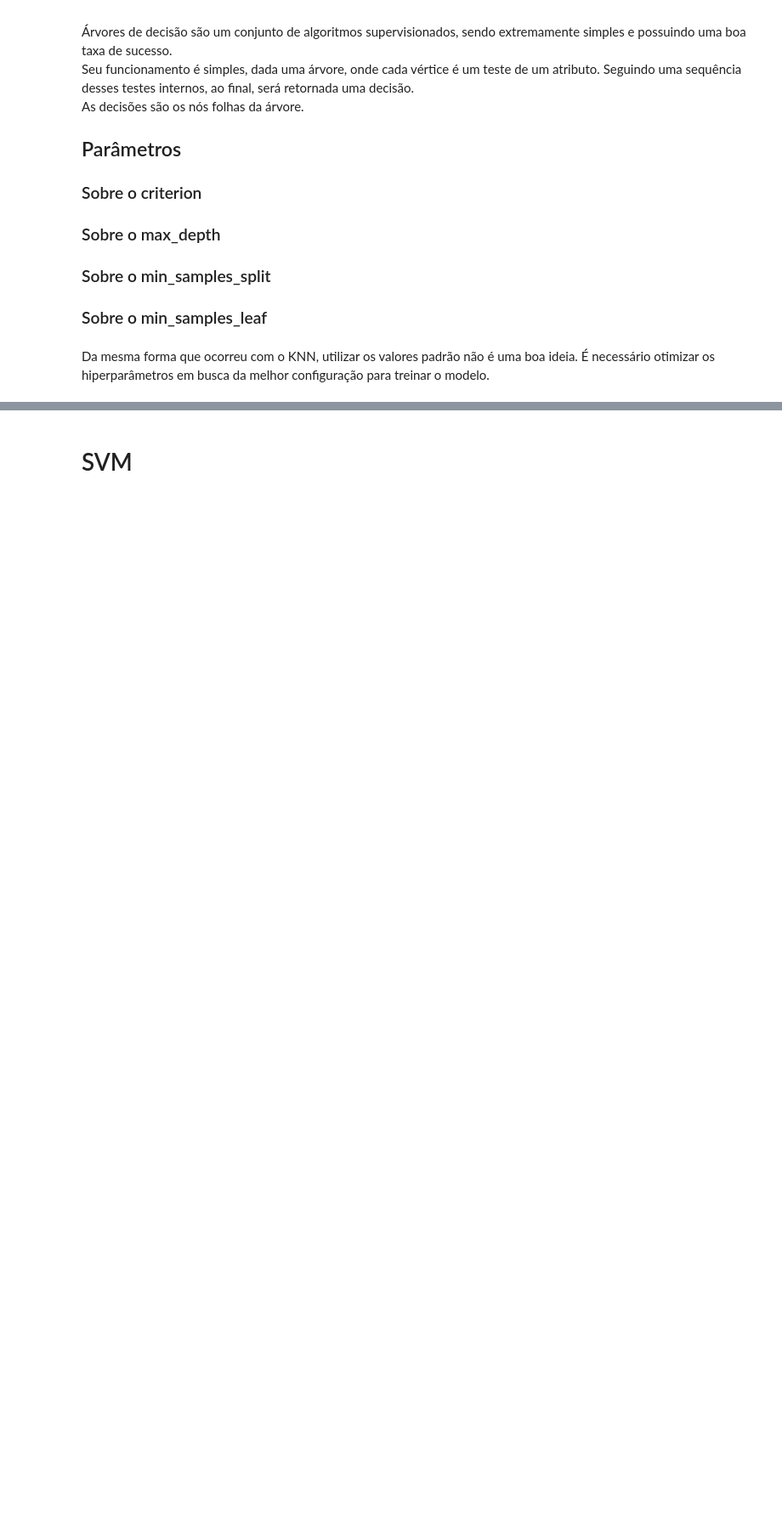
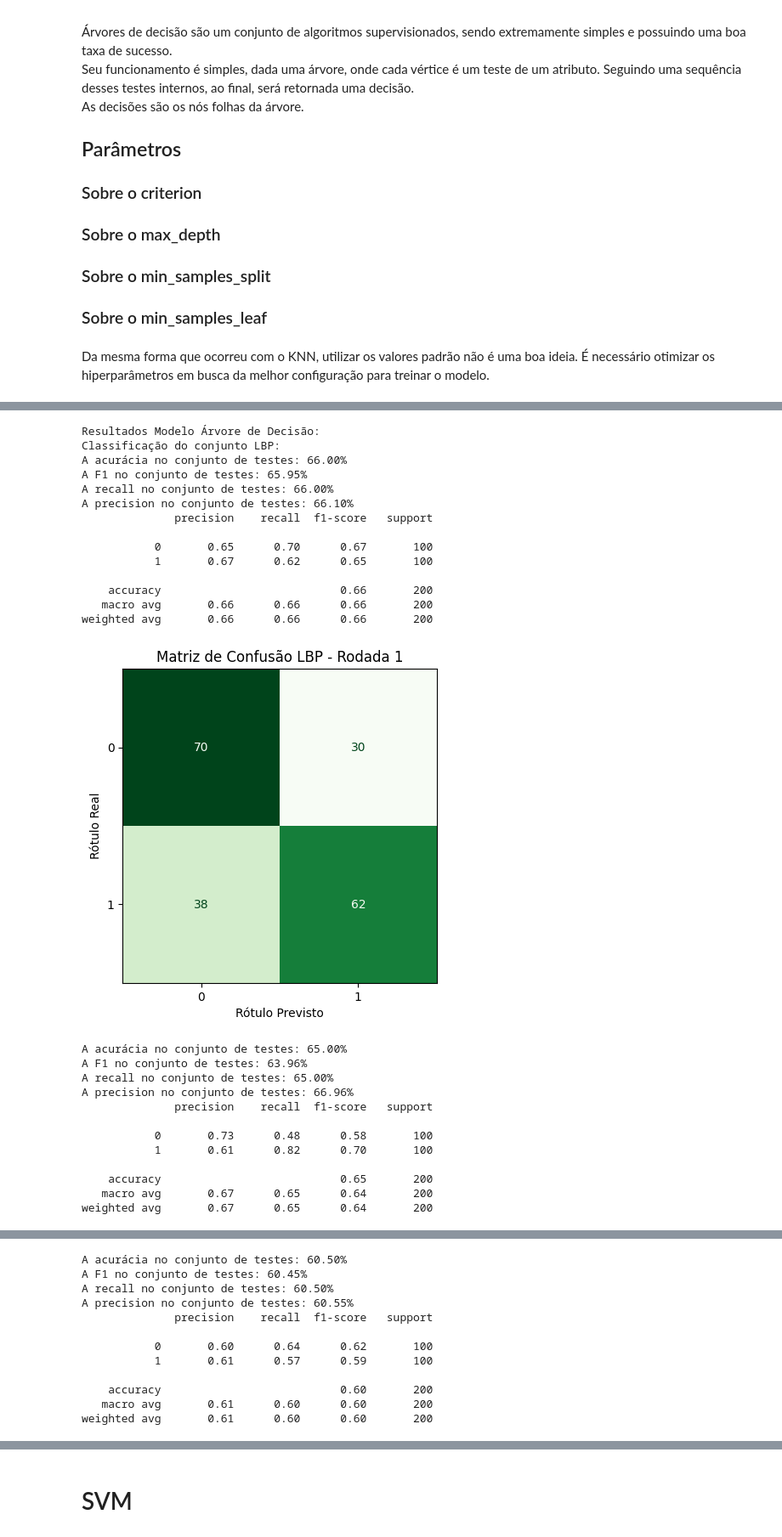
Before and after one commit to afmireski/BCC6003-trabalho-final, a Jupyter notebook: main.ipynb, the cells around one changed output, grey strips where cells are left out. Shown at 85% size. Cells and saved outputs as stored; diff of their text form; code cells hidden in the pictures; blank space fills up the shorter version.

```diff
--- a/main.ipynb
+++ b/main.ipynb
@@ -988,0 +610,68 @@ weighted avg       0.80      0.80      0.80        40
+# %%
+# Classificando o conjunto de testes
+
+def predict_dt(dt, X, y, title=""):
+    skf = StratifiedKFold(n_splits=5, shuffle=True, random_state=42)
+    metrics = ([], [], [], [])
+    rodada = 1
+    for train_index, test_index in skf.split(X, y):
+        X_train, X_test = X[train_index], X[test_index]
+        y_train, y_test = y[train_index], y[test_index]
+
+        dt.fit(X_train, y_train)
+
+        predict = dt.predict(X_test)
+
+        accuracy, f1, recall, precision = show_predict_infos(y_test, predict, title=f"{title} - Rodada {rodada}", cmap="Greens")
+
+        metrics[0].append(accuracy)
+        metrics[1].append(f1)
+        metrics[2].append(recall)
+        metrics[3].append(precision)
+
+        rodada+=1
+
+    print(f"Avaliação do modelo {title}:")
+    print("Acurácia: %.2f +- %.2f" % (np.mean(metrics[0]), np.std(metrics[0])))
+    print("F1: %.2f +- %.2f" % (np.mean(metrics[1]), np.std(metrics[1])))
+    print("Recall: %.2f +- %.2f" % (np.mean(metrics[2]), np.std(metrics[2])))
+    print("Precisão: %.2f +- %.2f" % (np.mean(metrics[3]), np.std(metrics[3])))
+    print("====================================\n\n")
+
+print("Resultados Modelo Árvore de Decisão:")
+print("Classificação do conjunto LBP:")
+predict_dt(base_dt, set_lbp[0], set_lbp[1], title="LBP")
+
+print("Classificação do conjunto LPQ:")
+predict_dt(base_dt, set_lpq[0], set_lpq[1], title="LPQ")
+
+print("Classificação do conjunto LBP+LPQ:")
+predict_dt(base_dt, set_lbp_lpq[0], set_lbp_lpq[1], title="LBP+LPQ")
+# %% [output]
+Resultados Modelo Árvore de Decisão:
+Classificação do conjunto LBP:
+A acurácia no conjunto de testes: 66.00%
+A F1 no conjunto de testes: 65.95%
+A recall no conjunto de testes: 66.00%
+A precision no conjunto de testes: 66.10%
+              precision    recall  f1-score   support
+
+           0       0.65      0.70      0.67       100
+           1       0.67      0.62      0.65       100
+
+    accuracy                           0.66       200
+   macro avg       0.66      0.66      0.66       200
+weighted avg       0.66      0.66      0.66       200
+[figure, added]
+A acurácia no conjunto de testes: 65.00%
+A F1 no conjunto de testes: 63.96%
+A recall no conjunto de testes: 65.00%
+A precision no conjunto de testes: 66.96%
+              precision    recall  f1-score   support
+
+           0       0.73      0.48      0.58       100
+           1       0.61      0.82      0.70       100
+
+    accuracy                           0.65       200
+   macro avg       0.67      0.65      0.64       200
+weighted avg       0.67      0.65      0.64       200
@@ -988,0 +679,12 @@ weighted avg       0.80      0.80      0.80        40
+A acurácia no conjunto de testes: 60.50%
+A F1 no conjunto de testes: 60.45%
+A recall no conjunto de testes: 60.50%
+A precision no conjunto de testes: 60.55%
+              precision    recall  f1-score   support
+
+           0       0.60      0.64      0.62       100
+           1       0.61      0.57      0.59       100
+
+    accuracy                           0.60       200
+   macro avg       0.61      0.60      0.60       200
+weighted avg       0.61      0.60      0.60       200
```
Also changed, not shown: parts of 33 cells of this notebook, 5 other files.
